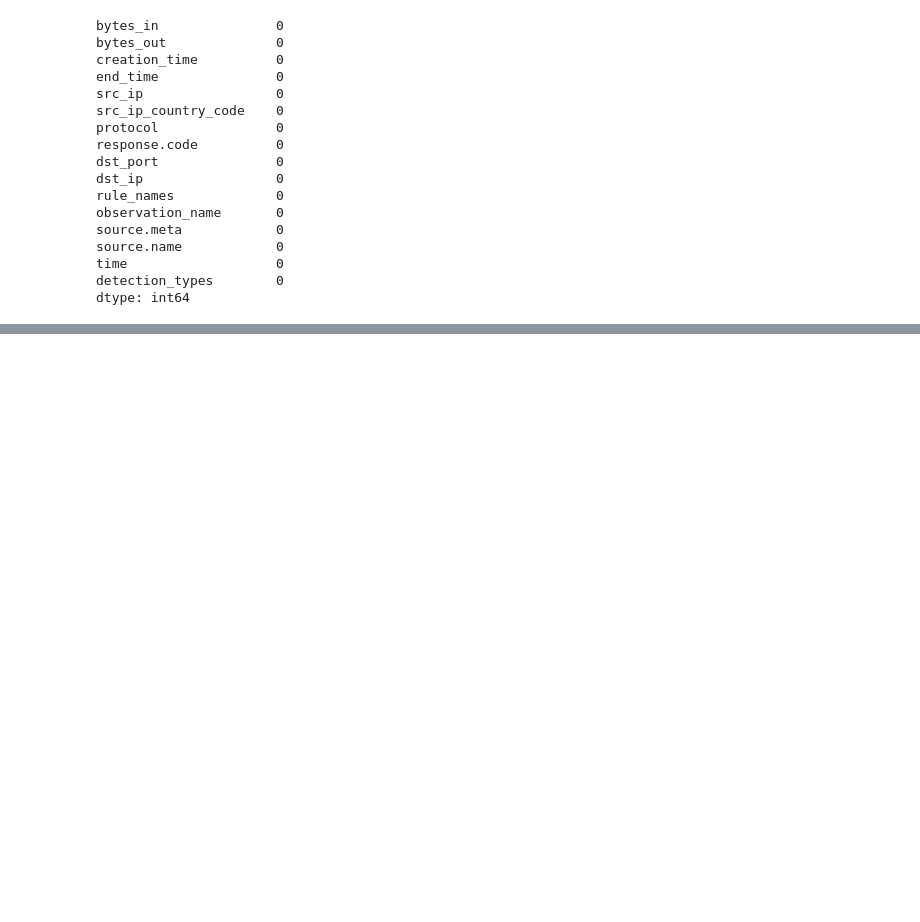
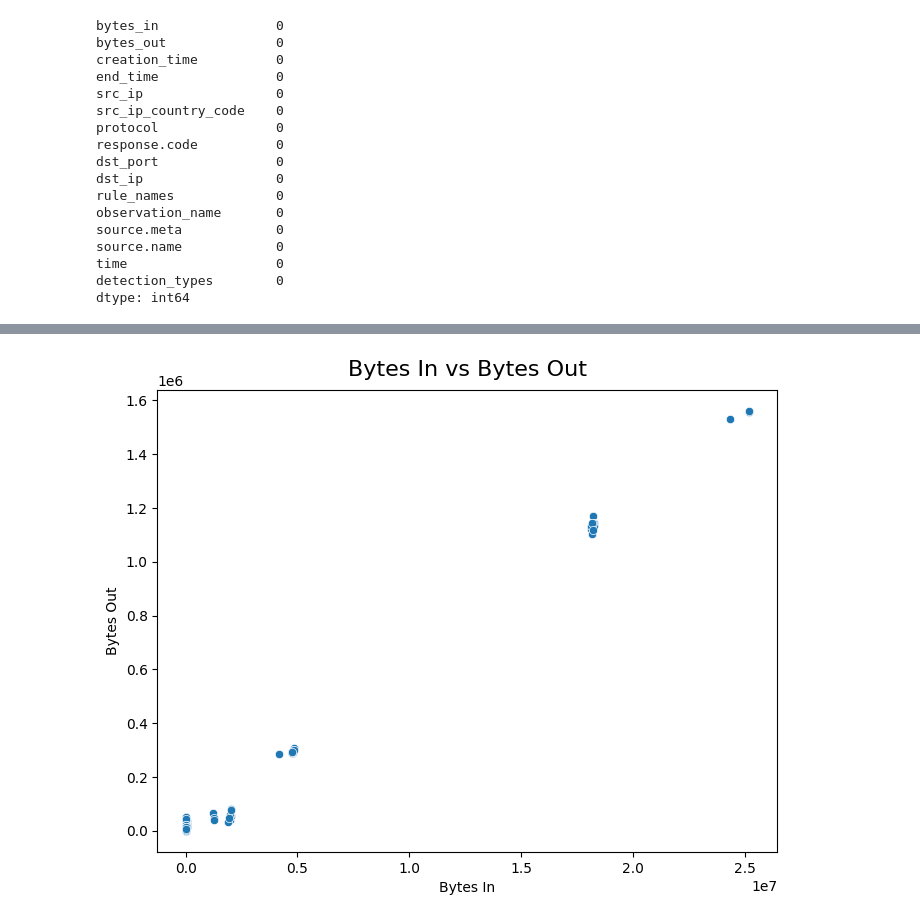
Before and after one commit to Christophermathai/Web-Threat-Analysis, a Jupyter notebook: Web Threat Analysis.ipynb, the cells around one changed output, grey strips where cells are left out. Saved outputs shown, nothing was run; the diff lists cells and outputs as text; code cells hidden in the pictures; blank space fills up the shorter version.

```diff
--- a/Web Threat Analysis.ipynb
+++ b/Web Threat Analysis.ipynb
@@ -79,0 +115,11 @@ Index(['bytes_in', 'bytes_out', 'creation_time', 'end_time', 'src_ip',
+# %%
+# Visualize bytes_in vs bytes_out
+plt.figure(figsize=(8, 6))
+sb.scatterplot(x='bytes_in', y='bytes_out', data=data,markers='--')
+plt.xlabel('Bytes In')
+plt.ylabel('Bytes Out')
+plt.title('Bytes In vs Bytes Out',fontsize=16,pad=10)
+
+plt.show()
+# %% [output]
+[figure, added]
```
Also changed, not shown: parts of 15 cells of this notebook, 6 other files.
